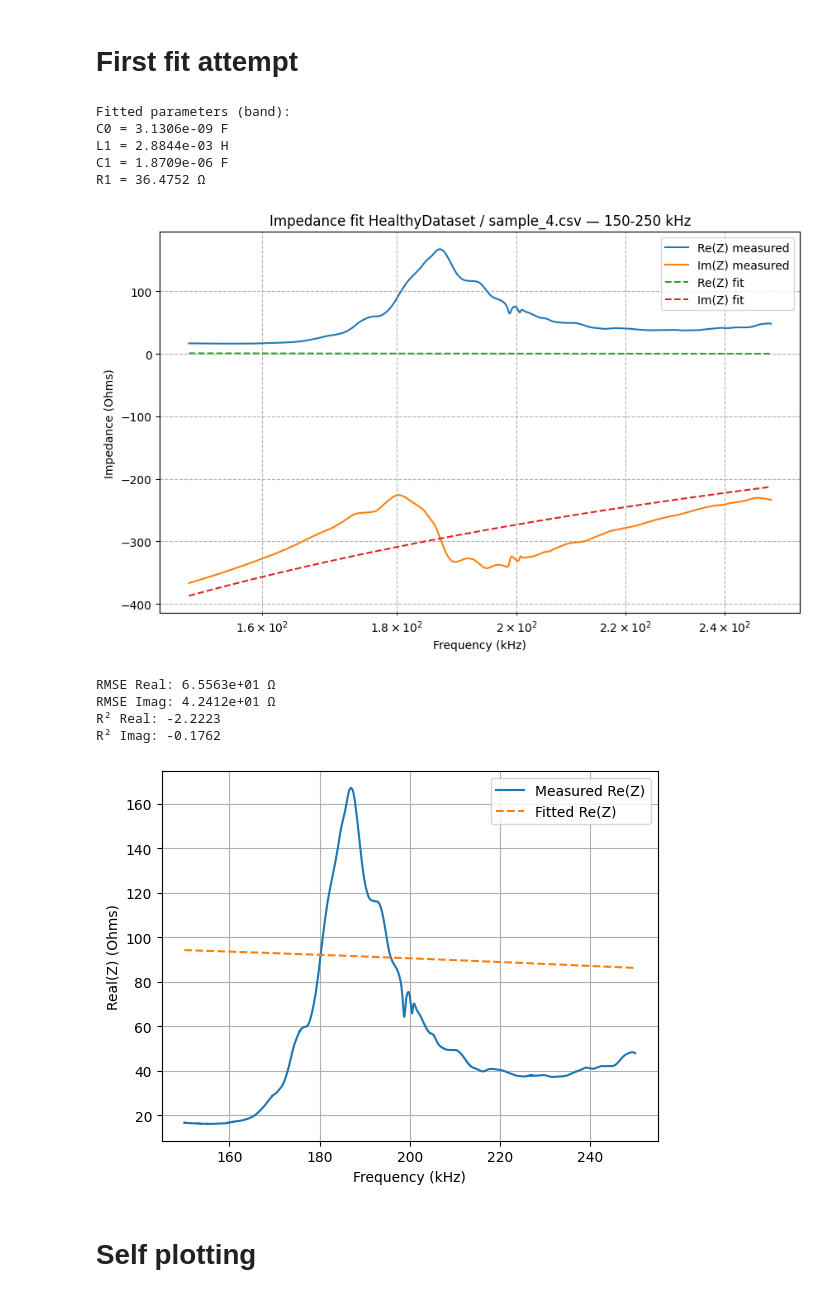
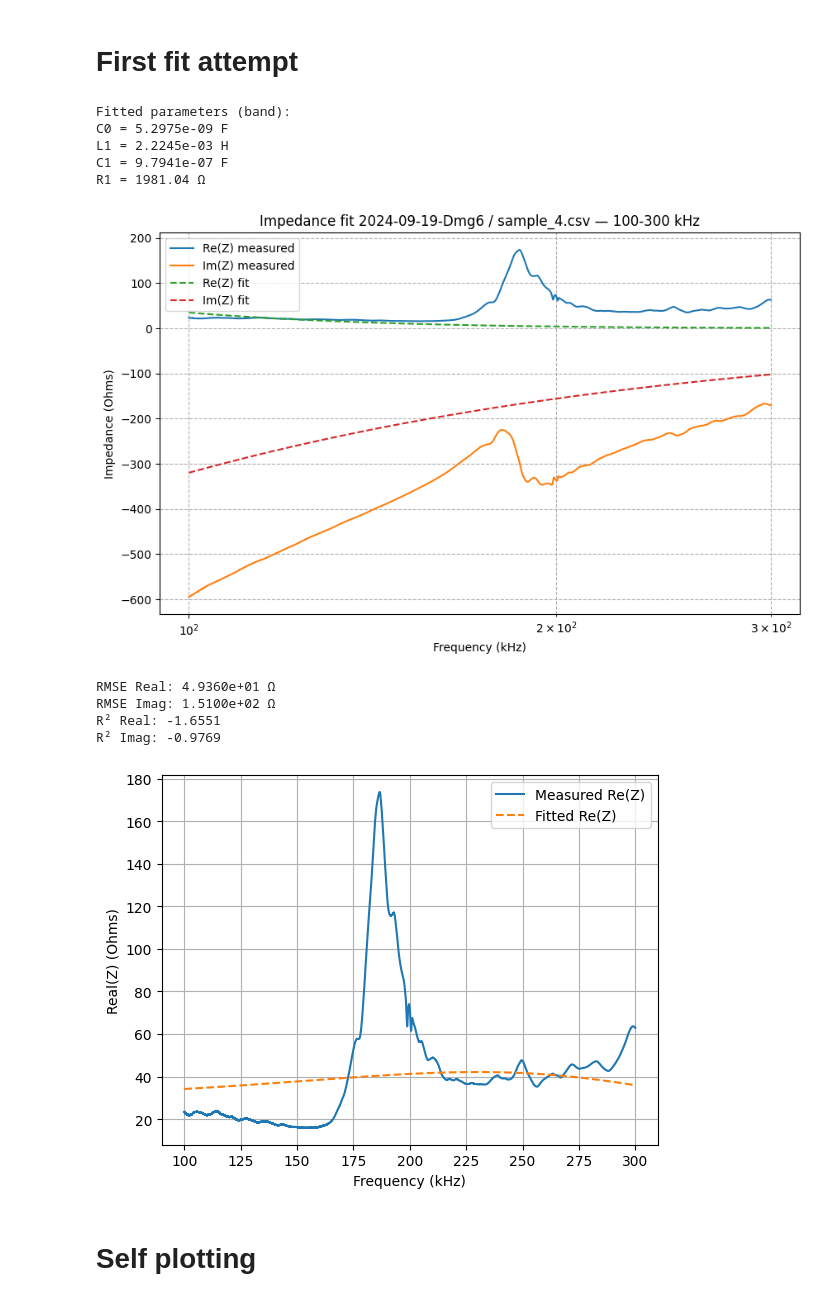
Before and after one commit to MKD-software/EMI-DMG-Analysis, a Jupyter notebook: Damage-analysis.ipynb, the cells around one changed output. Saved outputs shown, nothing was run; the diff lists cells and outputs as text; code cells hidden in the pictures.

```diff
--- a/Damage-analysis.ipynb
+++ b/Damage-analysis.ipynb
@@ -267,7 +267,7 @@ def plot_fit(f, Z_meas=None, Zmag_meas=None, Z_fit=None, title_suffix=""):
     plt.show()
 
 # ===== Example usage =====
-folder_name = "HealthyDataset"
+folder_name = "2024-09-19-Dmg6"
 sample_to_fit = "sample_4.csv"
 folder_key = folder_name  # adjust if you use safe lookup
 
@@ -280,8 +280,8 @@ bounds = ((1e-15, 1e-9, 1e-12, 1e-3),
           (1e-6, 1e-2, 1e-4, 1e8))
 w = None
 
-fmin = 150e3
-fmax = 250e3
+fmin = 100e3
+fmax = 300e3
 mask = (f >= fmin) & (f <= fmax)
 f_band = f[mask]
 if Z_meas is not None:
@@ -302,43 +302,43 @@ popt, Z_fit_band, result = fit_impedance(
     verbose=False
 )
 
 # ---- Report ----
 C0_fit, L1_fit, C1_fit, R1_fit = popt
 print("Fitted parameters (band):")
 print(f"C0 = {C0_fit:.4e} F")
 print(f"L1 = {L1_fit:.4e} H")
 print(f"C1 = {C1_fit:.4e} F")
 print(f"R1 = {R1_fit:.6g} Ω")
 
 plot_fit(f_band, Z_meas=Z_meas_band, Zmag_meas=Zmag_meas_band,
          Z_fit=Z_fit_band,
          title_suffix=f"{folder_key} / {sample_to_fit} — {fmin/1e3:.0f}-{fmax/1e3:.0f} kHz")
 
 # After fitting and plotting call:
 fit_quality_metrics(f, Z_meas_band, Z_fit_band)
 
 popt, Z_fit, result = fit_impedance_real(f_band, Z_meas_band.real, p0, bounds, weights=w)
 
 plt.figure()
 plt.plot(f_band/1e3, Z_meas_band.real, label='Measured Re(Z)')
 plt.plot(f_band/1e3, Z_fit.real, '--', label='Fitted Re(Z)')
 plt.xlabel('Frequency (kHz)')
 plt.ylabel('Real(Z) (Ohms)')
 plt.legend()
 plt.grid(True)
 plt.show()
 # %% [output]
 Fitted parameters (band):
-C0 = 3.1306e-09 F
-L1 = 2.8844e-03 H
-C1 = 1.8709e-06 F
-R1 = 36.4752 Ω
+C0 = 5.2975e-09 F
+L1 = 2.2245e-03 H
+C1 = 9.7941e-07 F
+R1 = 1981.04 Ω
-[figure, old version]
+[figure, new version]
-RMSE Real: 6.5563e+01 Ω
-RMSE Imag: 4.2412e+01 Ω
-R² Real: -2.2223
-R² Imag: -0.1762
+RMSE Real: 4.9360e+01 Ω
+RMSE Imag: 1.5100e+02 Ω
+R² Real: -1.6551
+R² Imag: -0.9769
-[figure, old version]
+[figure, new version]
 # %% [markdown]
 # Self plotting
 # %%
```
Also changed, not shown: parts of 12 cells of this notebook.
